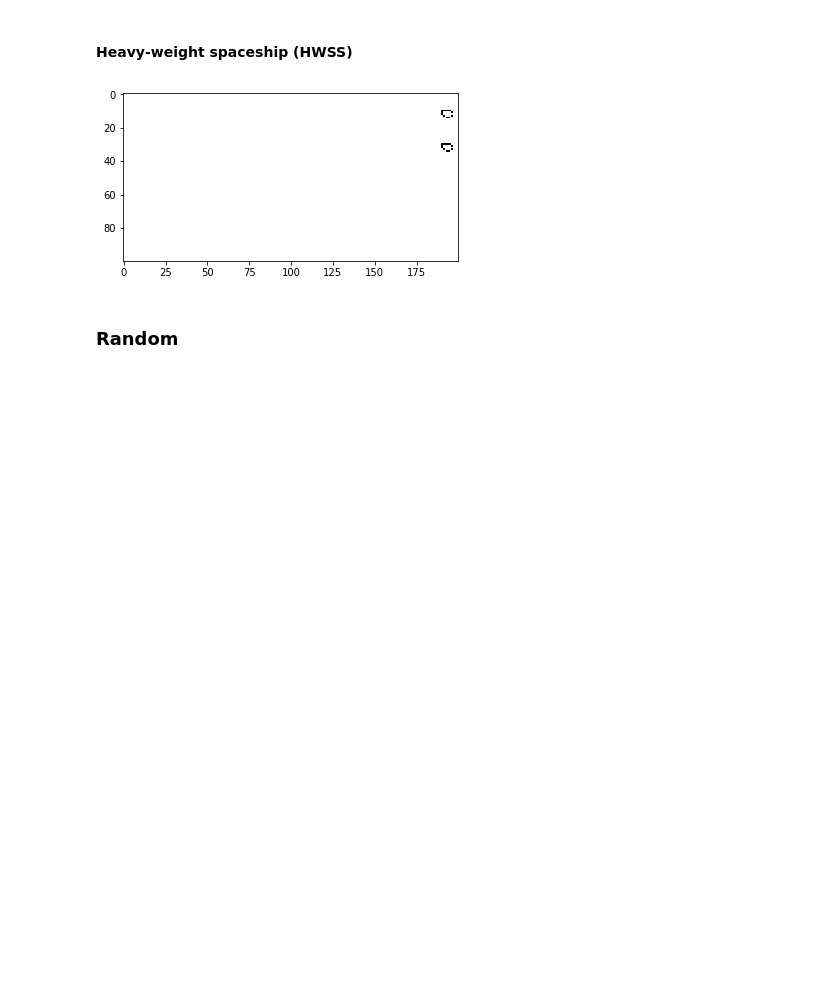
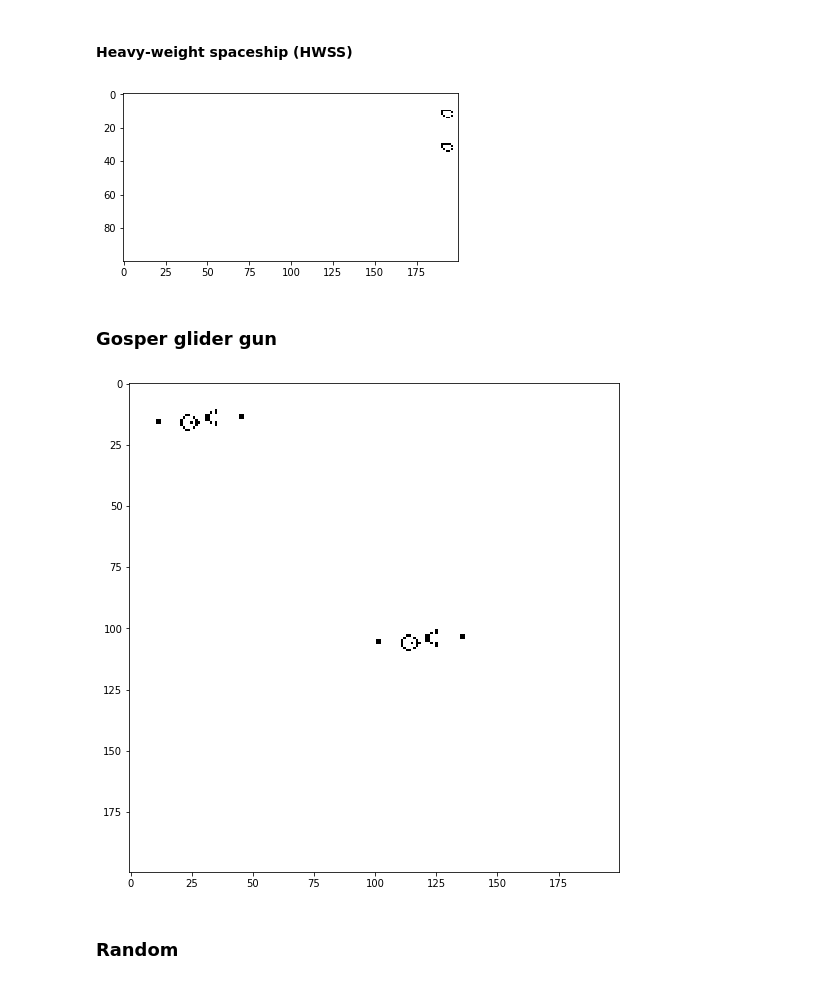
Before and after one commit to kechan/PyTorchPlayground, a Jupyter notebook: Conway's Game of Life PyTorch Implementation.ipynb, the cells around one changed output. Saved outputs shown, nothing was run; the diff lists cells and outputs as text; code cells hidden in the pictures; blank space fills up the shorter version.

Commit message:
Gosper glider gun

```diff
--- a/Conway's Game of Life PyTorch Implementation.ipynb
+++ b/Conway's Game of Life PyTorch Implementation.ipynb
@@ -245,6 +245,36 @@ plt.imshow(1-np.squeeze(x.cpu().numpy()), cmap='gray')
 a = x
 # %% [output]
 [figure]
+# %% [markdown]
+### Gosper glider gun
+# %%
+GGG = torch.tensor([
+[0, 0, 0, 0, 0, 0, 0, 0, 0, 0, 0, 0, 0, 0, 0, 0, 0, 0, 0, 0, 0, 0, 0, 0, 0, 0, 0, 0, 0, 0, 0, 0, 0, 0, 0, 0, 0, 0],
+[0, 0, 0, 0, 0, 0, 0, 0, 0, 0, 0, 0, 0, 0, 0, 0, 0, 0, 0, 0, 0, 0, 0, 0, 0, 1, 0, 0, 0, 0, 0, 0, 0, 0, 0, 0, 0, 0],
+[0, 0, 0, 0, 0, 0, 0, 0, 0, 0, 0, 0, 0, 0, 0, 0, 0, 0, 0, 0, 0, 0, 0, 1, 0, 1, 0, 0, 0, 0, 0, 0, 0, 0, 0, 0, 0, 0],
+[0, 0, 0, 0, 0, 0, 0, 0, 0, 0, 0, 0, 0, 1, 1, 0, 0, 0, 0, 0, 0, 1, 1, 0, 0, 0, 0, 0, 0, 0, 0, 0, 0, 0, 0, 1, 1, 0],
+[0, 0, 0, 0, 0, 0, 0, 0, 0, 0, 0, 0, 1, 0, 0, 0, 1, 0, 0, 0, 0, 1, 1, 0, 0, 0, 0, 0, 0, 0, 0, 0, 0, 0, 0, 1, 1, 0],
+[0, 1, 1, 0, 0, 0, 0, 0, 0, 0, 0, 1, 0, 0, 0, 0, 0, 1, 0, 0, 0, 1, 1, 0, 0, 0, 0, 0, 0, 0, 0, 0, 0, 0, 0, 0, 0, 0],
+[0, 1, 1, 0, 0, 0, 0, 0, 0, 0, 0, 1, 0, 0, 0, 1, 0, 1, 1, 0, 0, 0, 0, 1, 0, 1, 0, 0, 0, 0, 0, 0, 0, 0, 0, 0, 0, 0],
+[0, 0, 0, 0, 0, 0, 0, 0, 0, 0, 0, 1, 0, 0, 0, 0, 0, 1, 0, 0, 0, 0, 0, 0, 0, 1, 0, 0, 0, 0, 0, 0, 0, 0, 0, 0, 0, 0],
+[0, 0, 0, 0, 0, 0, 0, 0, 0, 0, 0, 0, 1, 0, 0, 0, 1, 0, 0, 0, 0, 0, 0, 0, 0, 0, 0, 0, 0, 0, 0, 0, 0, 0, 0, 0, 0, 0],
+[0, 0, 0, 0, 0, 0, 0, 0, 0, 0, 0, 0, 0, 1, 1, 0, 0, 0, 0, 0, 0, 0, 0, 0, 0, 0, 0, 0, 0, 0, 0, 0, 0, 0, 0, 0, 0, 0],
+[0, 0, 0, 0, 0, 0, 0, 0, 0, 0, 0, 0, 0, 0, 0, 0, 0, 0, 0, 0, 0, 0, 0, 0, 0, 0, 0, 0, 0, 0, 0, 0, 0, 0, 0, 0, 0, 0]
+], dtype=torch.float32)
+# %%
+x = torch.zeros(200, 200)
+x = place(GGG, x, at=(10, 10))
+
+x = place(GGG, x, at=(100, 100))
+
+x = x[None, None, ...].to(dev)
+
+plt.figure(figsize=(9, 9))
+plt.imshow(1-np.squeeze(x.cpu().numpy()), cmap='gray');
+
+a = x
+# %% [output]
+[figure, added]
 # %% [markdown]
 ### Random
 # %%
```
Also changed, not shown: parts of 2 cells of this notebook.
